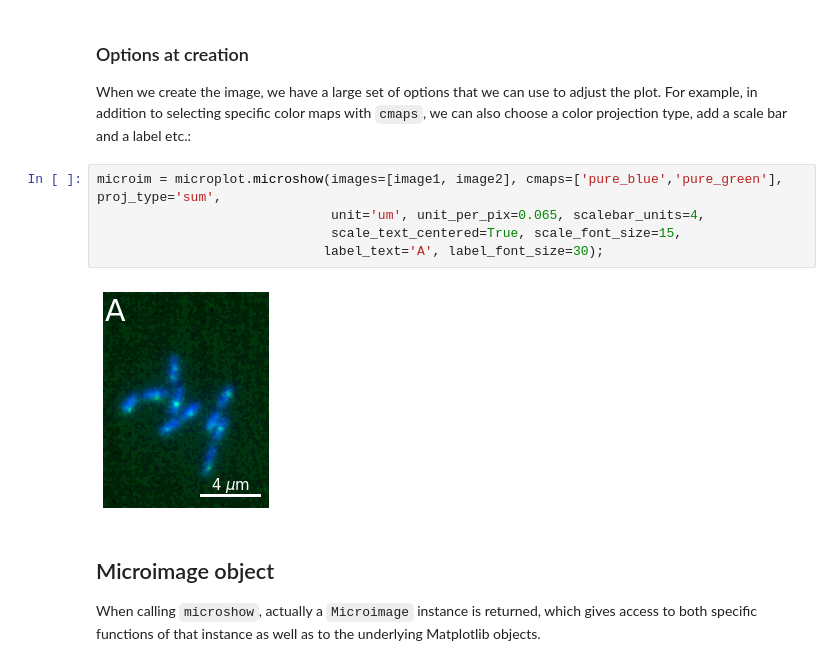
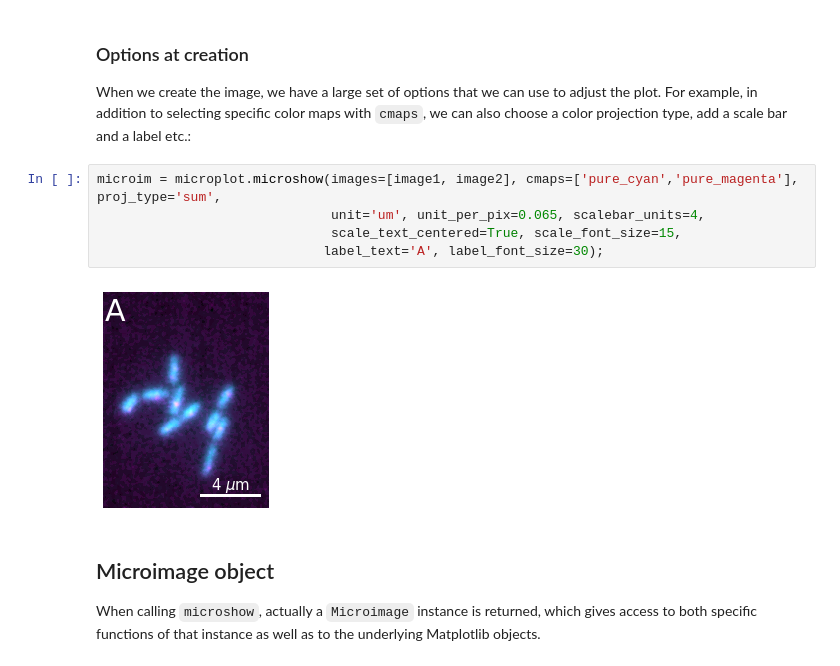
Before and after one commit to guiwitz/microfilm, a Jupyter notebook: notebooks/create_plots.ipynb, the cells around one changed output. Saved outputs shown, nothing was run; the diff lists cells and outputs as text.

Commit message:
new figure update, panel, new colors

````diff
--- a/notebooks/create_plots.ipynb
+++ b/notebooks/create_plots.ipynb
@@ -72,12 +72,12 @@ microim = microplot.microshow(images=[multi_channel[1], multi_channel[2]])
 
 When we create the image, we have a large set of options that we can use to adjust the plot. For example, in addition to selecting specific color maps with ```cmaps```, we can also choose a color projection type, add a scale bar and a label etc.:
 # %%
-microim = microplot.microshow(images=[image1, image2], cmaps=['pure_blue','pure_green'], proj_type='sum',
+microim = microplot.microshow(images=[image1, image2], cmaps=['pure_cyan','pure_magenta'], proj_type='sum',
                               unit='um', unit_per_pix=0.065, scalebar_units=4,
                               scale_text_centered=True, scale_font_size=15,
                              label_text='A', label_font_size=30);
 # %% [output]
-[figure, old version]
+[figure, new version]
 # %% [markdown]
 ## Microimage object
 
````
Also changed, not shown: parts of 3 cells of this notebook.
